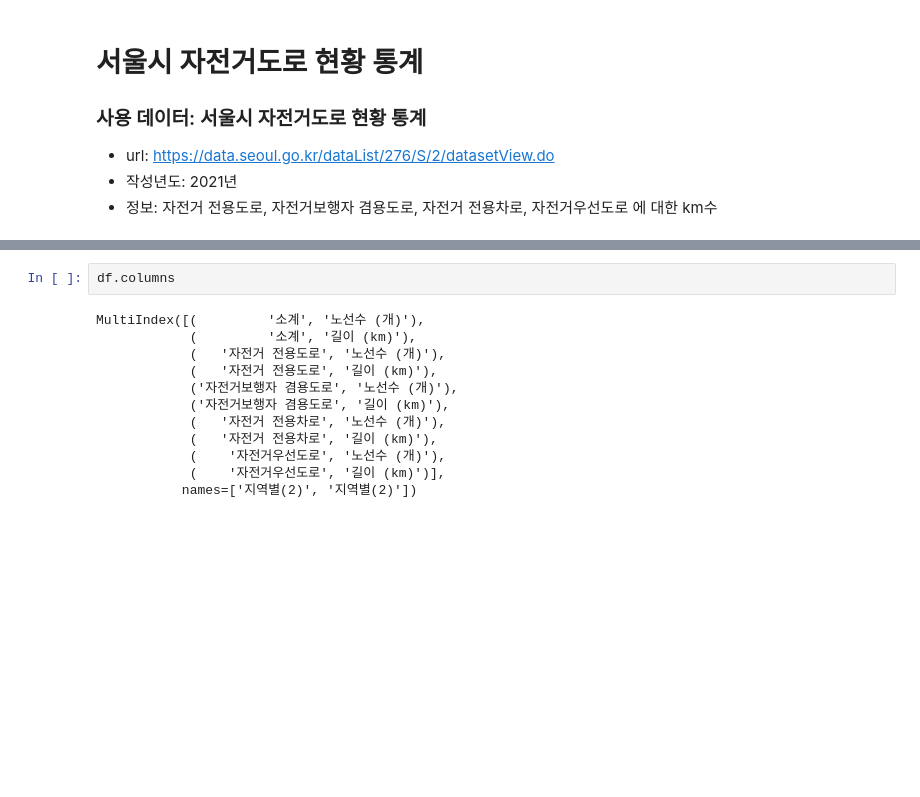
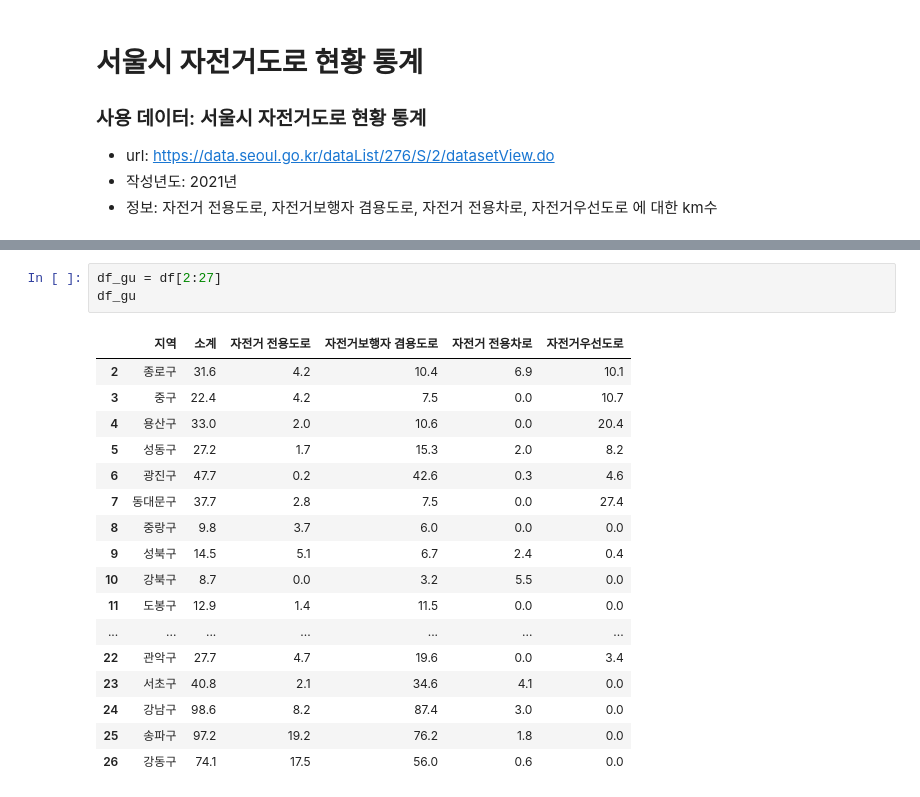
Before and after one commit to syshin0116/Dacon, a Jupyter notebook: 자전거도로/bike_road.ipynb, the cells around one changed output, grey strips where cells are left out. Drawn from its saved outputs; the diff is of its cells as text; blank space fills up the shorter version.

```diff
--- a/자전거도로/bike_road.ipynb
+++ b/자전거도로/bike_road.ipynb
@@ -32,15 +35,22 @@ df
 # %%
-df.columns
+df_gu = df[2:27]
+df_gu
 # %% [output]
-MultiIndex([(         '소계', '노선수 (개)'),
-            (         '소계', '길이 (km)'),
-            (   '자전거 전용도로', '노선수 (개)'),
-            (   '자전거 전용도로', '길이 (km)'),
-            ('자전거보행자 겸용도로', '노선수 (개)'),
-            ('자전거보행자 겸용도로', '길이 (km)'),
-            (   '자전거 전용차로', '노선수 (개)'),
-            (   '자전거 전용차로', '길이 (km)'),
-            (    '자전거우선도로', '노선수 (개)'),
-            (    '자전거우선도로', '길이 (km)')],
-           names=['지역별(2)', '지역별(2)'])
+|  | 지역 | 소계 | 자전거 전용도로 | 자전거보행자 겸용도로 | 자전거 전용차로 | 자전거우선도로 |
+| 2 | 종로구 | 31.6 | 4.2 | 10.4 | 6.9 | 10.1 |
+| 3 | 중구 | 22.4 | 4.2 | 7.5 | 0.0 | 10.7 |
+| 4 | 용산구 | 33.0 | 2.0 | 10.6 | 0.0 | 20.4 |
+| 5 | 성동구 | 27.2 | 1.7 | 15.3 | 2.0 | 8.2 |
+| 6 | 광진구 | 47.7 | 0.2 | 42.6 | 0.3 | 4.6 |
+| 7 | 동대문구 | 37.7 | 2.8 | 7.5 | 0.0 | 27.4 |
+| 8 | 중랑구 | 9.8 | 3.7 | 6.0 | 0.0 | 0.0 |
+| 9 | 성북구 | 14.5 | 5.1 | 6.7 | 2.4 | 0.4 |
+| 10 | 강북구 | 8.7 | 0.0 | 3.2 | 5.5 | 0.0 |
+| 11 | 도봉구 | 12.9 | 1.4 | 11.5 | 0.0 | 0.0 |
+| ... | ... | ... | ... | ... | ... | ... |
+| 22 | 관악구 | 27.7 | 4.7 | 19.6 | 0.0 | 3.4 |
+| 23 | 서초구 | 40.8 | 2.1 | 34.6 | 4.1 | 0.0 |
+| 24 | 강남구 | 98.6 | 8.2 | 87.4 | 3.0 | 0.0 |
+| 25 | 송파구 | 97.2 | 19.2 | 76.2 | 1.8 | 0.0 |
+| 26 | 강동구 | 74.1 | 17.5 | 56.0 | 0.6 | 0.0 |
 # %%
```
Also changed, not shown: parts of 7 cells of this notebook, 2 other files.
